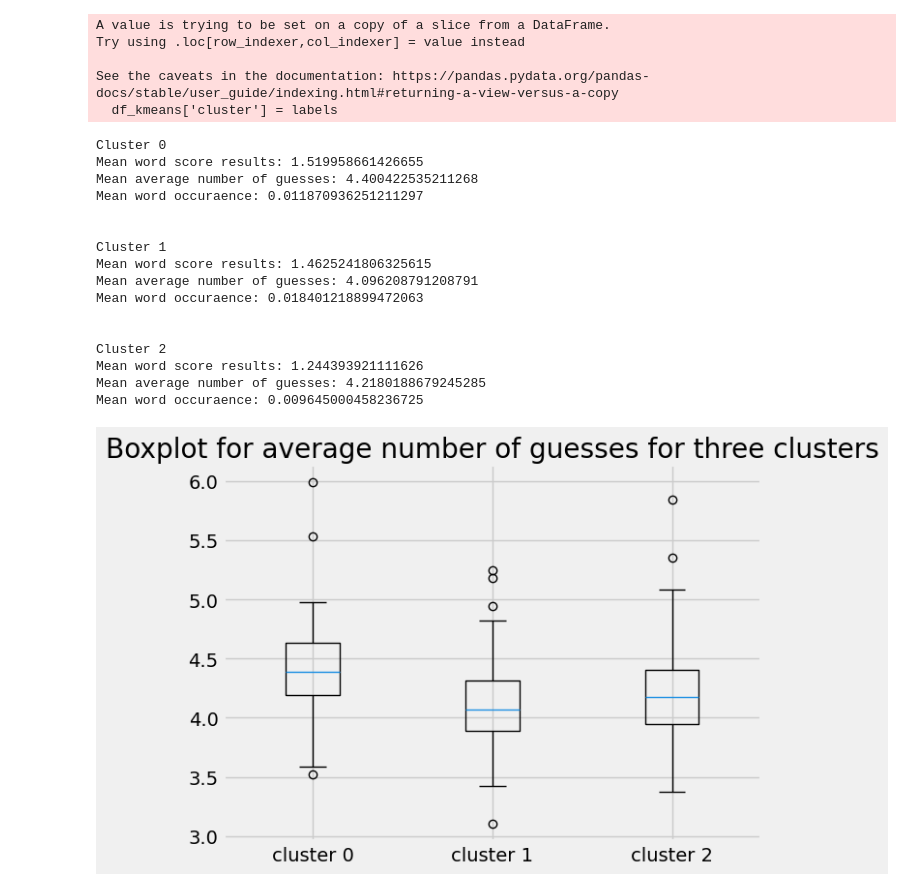
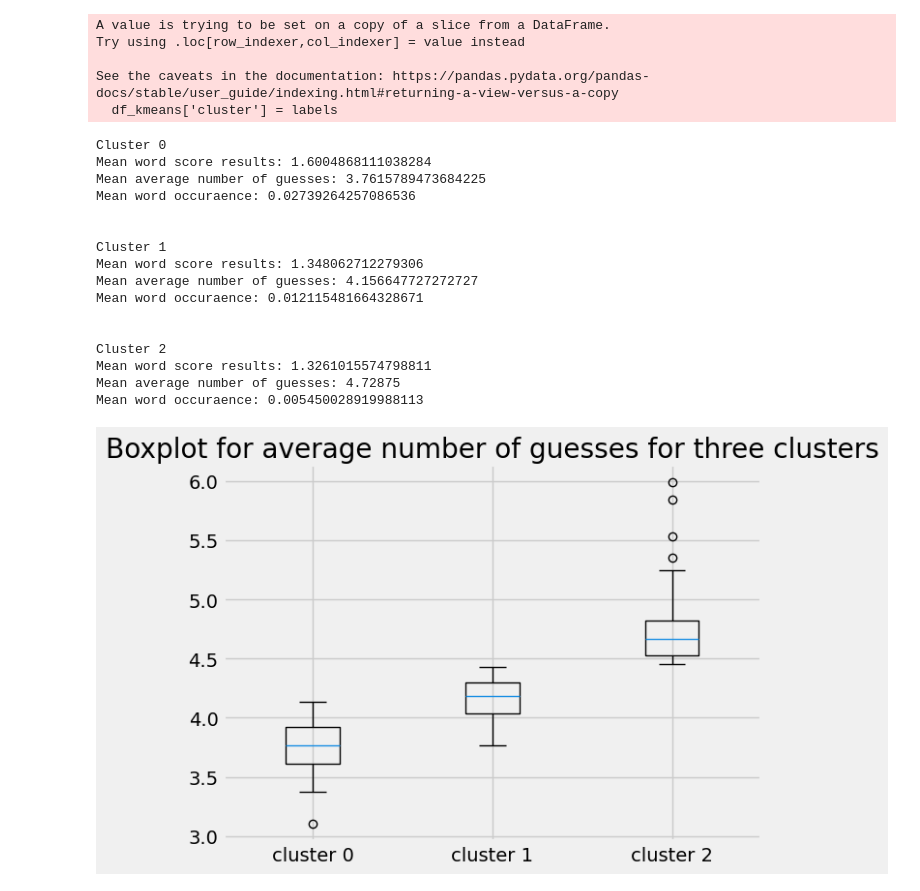
Before and after one commit to carlostbello/COMAP2023, a Jupyter notebook: src/word_difficulty.ipynb, the cells around one changed output. Drawn from its saved outputs; the diff is of its cells as text; code cells hidden in the pictures.

Commit message:
clusters

```diff
--- a/src/word_difficulty.ipynb
+++ b/src/word_difficulty.ipynb
@@ -16,9 +23,9 @@ plt.rc('axes',prop_cycle=cycler('color',colors))
 # %%
 df = pd.read_csv('../data/cleaned.csv')
 # %%
-df_kmeans = df[['word_score', 'avg_num_guesses', 'word_occurrence','vowels','repeats']]
+df_kmeans = df[['word_score', 'avg_num_guesses', 'word_occurrence']]
 # word_score,avg_num_guesses,word_occurrence
-kmeans = KMeans(n_clusters=3,n_init=10).fit(df_kmeans)
+kmeans = KMeans(n_clusters=3,n_init=10,random_state=42).fit(df_kmeans)
 
 # Predict the cluster labels for each data point
 labels = kmeans.predict(df_kmeans)
@@ -31,41 +38,41 @@ for i in range(3):
     cluster_data = df_kmeans[df_kmeans['cluster'] == i]
     print('Cluster', i)
     print('Mean word score results:',
           cluster_data['word_score'].mean())
     print('Mean average number of guesses:',
           cluster_data['avg_num_guesses'].mean())
     print('Mean word occuraence:',
           cluster_data['word_occurrence'].mean())
     print('\n')
 
 boxplot_df = [df_kmeans[df_kmeans.cluster == 0].avg_num_guesses,
               df_kmeans[df_kmeans.cluster == 1].avg_num_guesses,
               df_kmeans[df_kmeans.cluster == 2].avg_num_guesses]
 
 plt.boxplot(boxplot_df)
+plt.xticks(range(1,4),labels=[f'cluster {str(i)}' for i in range(3)])
 plt.title('Boxplot for average number of guesses for three clusters')
-plt.xticks(range(1,4),labels=[f'cluster {str(i)}' for i in range(3)])
 plt.show()
 # %% [output]
 A value is trying to be set on a copy of a slice from a DataFrame.
 Try using .loc[row_indexer,col_indexer] = value instead
 
 See the caveats in the documentation: https://pandas.pydata.org/pandas-docs/stable/user_guide/indexing.html#returning-a-view-versus-a-copy
   df_kmeans['cluster'] = labels
 Cluster 0
-Mean word score results: 1.519958661426655
-Mean average number of guesses: 4.400422535211268
-Mean word occuraence: 0.011870936251211297
+Mean word score results: 1.6004868111038284
+Mean average number of guesses: 3.7615789473684225
+Mean word occuraence: 0.02739264257086536
 
 
 Cluster 1
-Mean word score results: 1.4625241806325615
-Mean average number of guesses: 4.096208791208791
-Mean word occuraence: 0.018401218899472063
+Mean word score results: 1.348062712279306
+Mean average number of guesses: 4.156647727272727
+Mean word occuraence: 0.012115481664328671
 
 
 Cluster 2
-Mean word score results: 1.244393921111626
-Mean average number of guesses: 4.2180188679245285
-Mean word occuraence: 0.009645000458236725
+Mean word score results: 1.3261015574798811
+Mean average number of guesses: 4.72875
+Mean word occuraence: 0.005450028919988113
-[figure, old version]
+[figure, new version]
```
Also changed, not shown: parts of 9 cells of this notebook, 2 other files.
